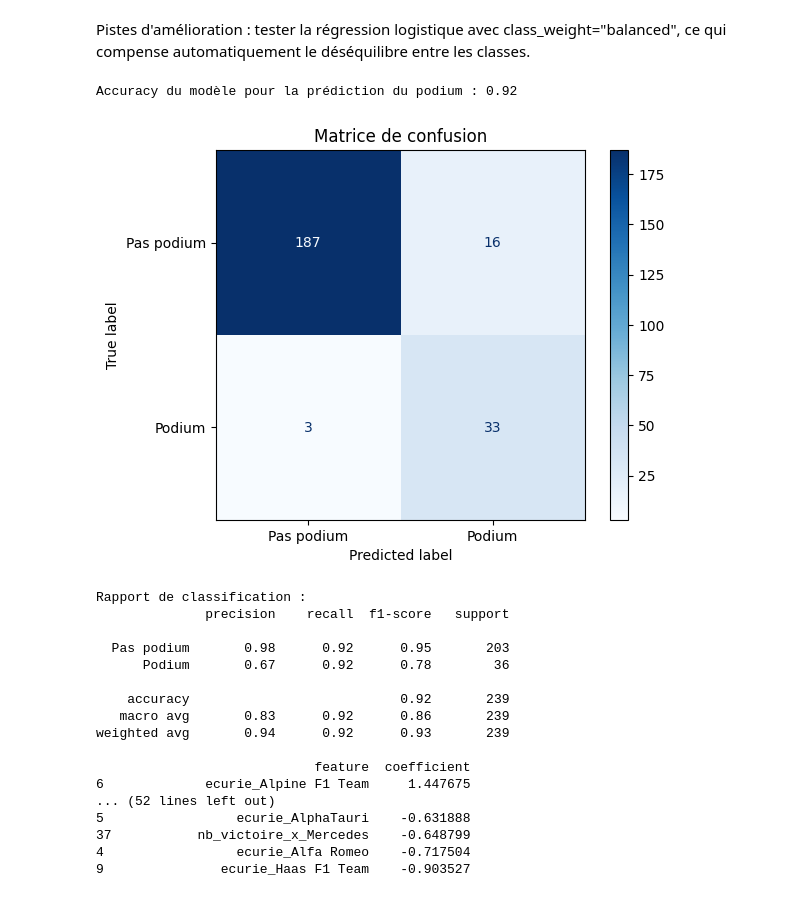
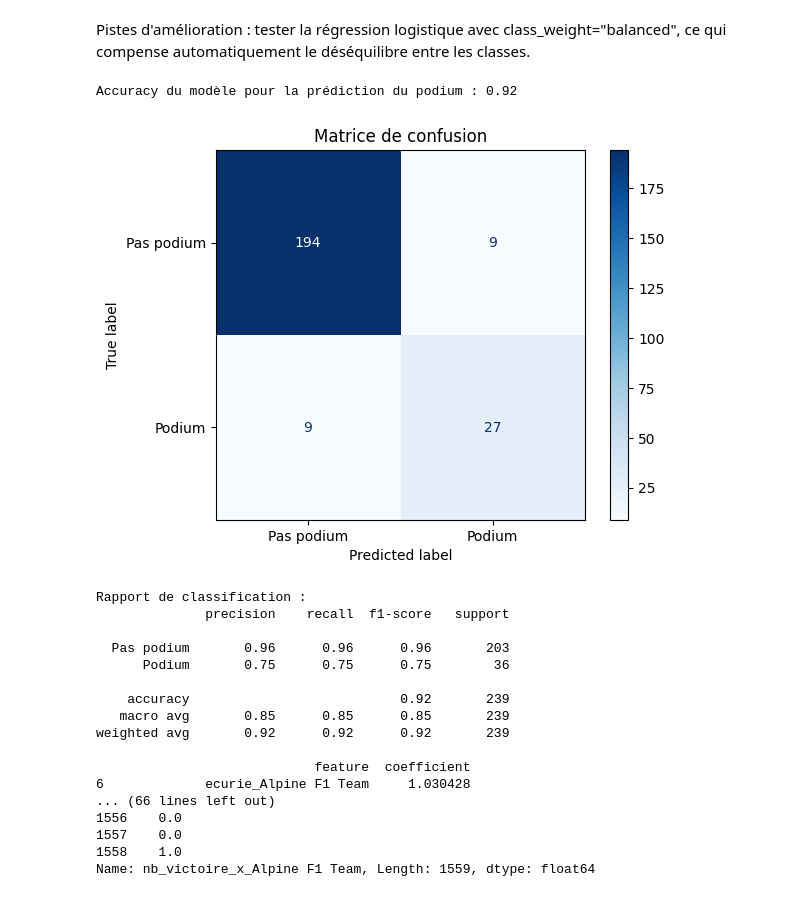
Before and after one commit to Emma1906/Projet-Info-1A, a Jupyter notebook: Problématique copy.ipynb, the cells around one changed output. Drawn from its saved outputs; the diff is of its cells as text; code cells hidden in the pictures.

Commit message:
prob

```diff
--- a/Problématique copy.ipynb
+++ b/Problématique copy.ipynb
@@ -307,8 +331,7 @@ from sklearn.metrics import accuracy_score
 # 1. Variable cible : sur le podium ou non
 df["sur_podium"] = df["positionOrder"].isin([1, 2, 3]).astype(int)
 
-# 2. Convertir les booléens en 0/1
-df = df.astype({col: int for col in df.select_dtypes(include='bool').columns})
+
 
 # 3. Définir les features (X) et la cible (y)
 colonnes_a_exclure = ['raceId', 'year', 'name_x', 'name_y', 'nom_complet', 'ecurie', 'sur_podium', 'positionOrder']
@@ -333,51 +356,51 @@ model.fit(X_train, y_train)
 
 # 6. Prédictions avec ajustement du seuil
 y_prob = model.predict_proba(X_test)[:, 1]
-y_pred = (y_prob > 0.7).astype(int)
+y_pred = (y_prob > 0.78).astype(int)
 
 # 7. Évaluation
 accuracy = accuracy_score(y_test, y_pred)
 print(f"Accuracy du modèle pour la prédiction du podium : {accuracy:.2f}")
 
 from sklearn.metrics import confusion_matrix, classification_report, ConfusionMatrixDisplay
 
 
 # 1. Matrice de confusion
 cm = confusion_matrix(y_test, y_pred)
 disp = ConfusionMatrixDisplay(confusion_matrix=cm, display_labels=["Pas podium", "Podium"])
 disp.plot(cmap="Blues")
 plt.title("Matrice de confusion")
 plt.show()
 
 # 2. Rapport de classification
 print("Rapport de classification :")
 print(classification_report(y_test, y_pred, target_names=["Pas podium", "Podium"]))
 
 
 #Poids des variables
 coef_df = pd.DataFrame({
     'feature': X_train.columns,
     'coefficient': model.coef_[0]
 }).sort_values(by='coefficient', ascending=False)
 
 print(coef_df)
 # %% [output]
 Accuracy du modèle pour la prédiction du podium : 0.92
-[figure, old version]
+[figure, new version]
 Rapport de classification :
               precision    recall  f1-score   support
 
-  Pas podium       0.98      0.92      0.95       203
-      Podium       0.67      0.92      0.78        36
+  Pas podium       0.96      0.96      0.96       203
+      Podium       0.75      0.75      0.75        36
 
     accuracy                           0.92       239
-   macro avg       0.83      0.92      0.86       239
-weighted avg       0.94      0.92      0.93       239
+   macro avg       0.85      0.85      0.85       239
+weighted avg       0.92      0.92      0.92       239
 
                             feature  coefficient
-6             ecurie_Alpine F1 Team     1.447675
-... (52 lines left out)
-5                 ecurie_AlphaTauri    -0.631888
-37           nb_victoire_x_Mercedes    -0.648799
-4                 ecurie_Alfa Romeo    -0.717504
-9               ecurie_Haas F1 Team    -0.903527
+6             ecurie_Alpine F1 Team     1.030428
+... (66 lines left out)
+1556    0.0
+1557    0.0
+1558    1.0
+Name: nb_victoire_x_Alpine F1 Team, Length: 1559, dtype: float64
```
Also changed, not shown: parts of 1 cell of this notebook.
